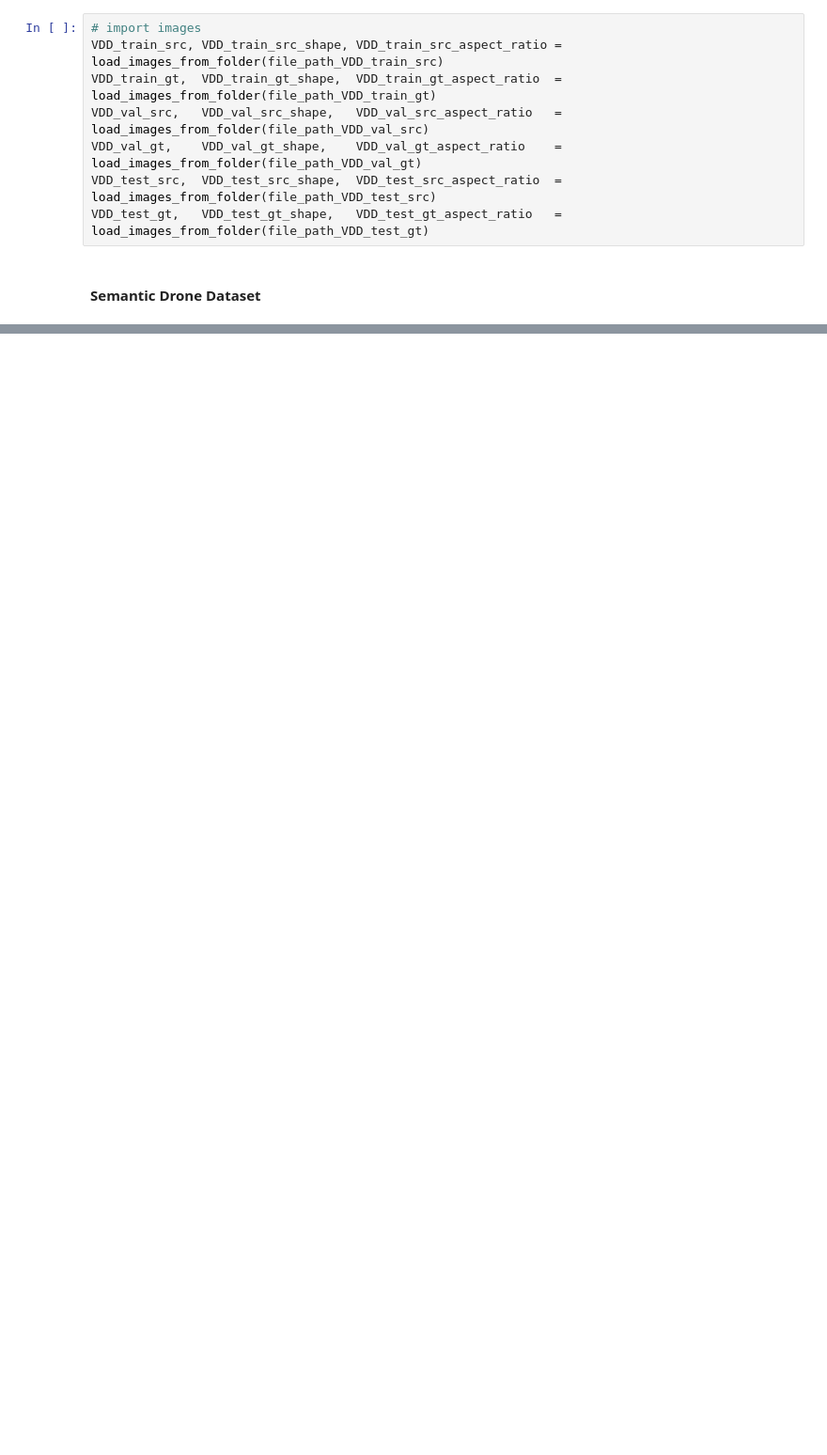
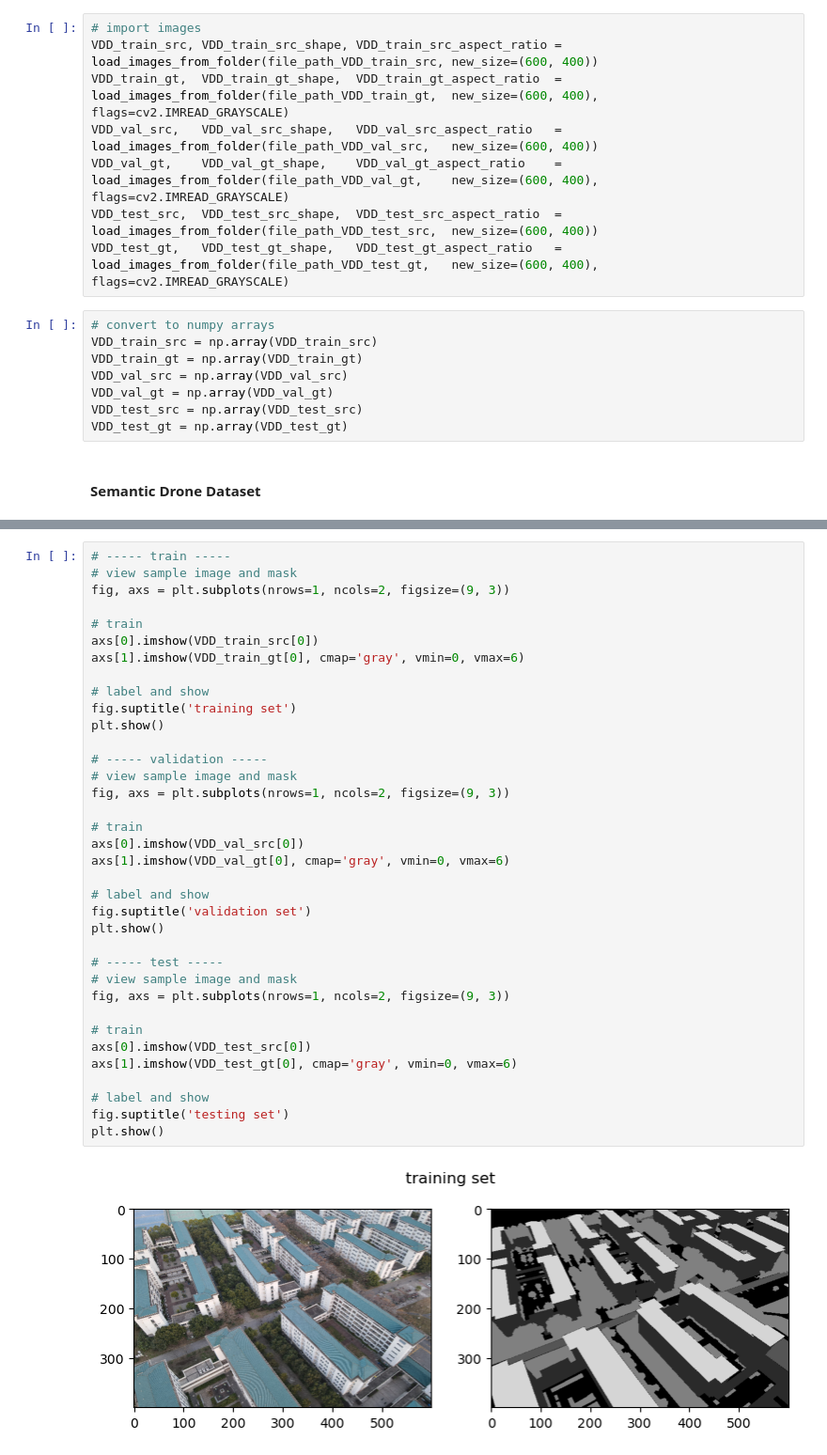
Before and after one commit to jesseingraham/Semantic-Segmentation-of-Aerial-Cityscapes, a Jupyter notebook: notebooks/02_Preprocessing_and_Training_Data_Development.ipynb, the cells around one changed output, grey strips where cells are left out. Shown at 94% size. Saved outputs shown, nothing was run; the diff lists cells and outputs as text; blank space fills up the shorter version.

```diff
--- a/notebooks/02_Preprocessing_and_Training_Data_Development.ipynb
+++ b/notebooks/02_Preprocessing_and_Training_Data_Development.ipynb
@@ -76,11 +89,19 @@ file_path_SDD_gt = '../data/semantic_drone_dataset/training_set/gt/semantic/labe
 # %%
 # import images
-VDD_train_src, VDD_train_src_shape, VDD_train_src_aspect_ratio = load_images_from_folder(file_path_VDD_train_src)
-VDD_train_gt,  VDD_train_gt_shape,  VDD_train_gt_aspect_ratio  = load_images_from_folder(file_path_VDD_train_gt)
-VDD_val_src,   VDD_val_src_shape,   VDD_val_src_aspect_ratio   = load_images_from_folder(file_path_VDD_val_src)
-VDD_val_gt,    VDD_val_gt_shape,    VDD_val_gt_aspect_ratio    = load_images_from_folder(file_path_VDD_val_gt)
-VDD_test_src,  VDD_test_src_shape,  VDD_test_src_aspect_ratio  = load_images_from_folder(file_path_VDD_test_src)
-VDD_test_gt,   VDD_test_gt_shape,   VDD_test_gt_aspect_ratio   = load_images_from_folder(file_path_VDD_test_gt)
+VDD_train_src, VDD_train_src_shape, VDD_train_src_aspect_ratio = load_images_from_folder(file_path_VDD_train_src, new_size=(600, 400))
+VDD_train_gt,  VDD_train_gt_shape,  VDD_train_gt_aspect_ratio  = load_images_from_folder(file_path_VDD_train_gt,  new_size=(600, 400), flags=cv2.IMREAD_GRAYSCALE)
+VDD_val_src,   VDD_val_src_shape,   VDD_val_src_aspect_ratio   = load_images_from_folder(file_path_VDD_val_src,   new_size=(600, 400))
+VDD_val_gt,    VDD_val_gt_shape,    VDD_val_gt_aspect_ratio    = load_images_from_folder(file_path_VDD_val_gt,    new_size=(600, 400), flags=cv2.IMREAD_GRAYSCALE)
+VDD_test_src,  VDD_test_src_shape,  VDD_test_src_aspect_ratio  = load_images_from_folder(file_path_VDD_test_src,  new_size=(600, 400))
+VDD_test_gt,   VDD_test_gt_shape,   VDD_test_gt_aspect_ratio   = load_images_from_folder(file_path_VDD_test_gt,   new_size=(600, 400), flags=cv2.IMREAD_GRAYSCALE)
+# %%
+# convert to numpy arrays
+VDD_train_src = np.array(VDD_train_src)
+VDD_train_gt = np.array(VDD_train_gt)
+VDD_val_src = np.array(VDD_val_src)
+VDD_val_gt = np.array(VDD_val_gt)
+VDD_test_src = np.array(VDD_test_src)
+VDD_test_gt = np.array(VDD_test_gt)
 # %% [markdown]
 #### Semantic Drone Dataset
 # %%
@@ -89,0 +119,38 @@ SDD_gt,  VDD_gt_shape,  VDD_gt_aspect_ratio  = load_images_from_folder(file_path
+# %%
+# ----- train -----
+# view sample image and mask
+fig, axs = plt.subplots(nrows=1, ncols=2, figsize=(9, 3))
+
+# train
+axs[0].imshow(VDD_train_src[0])
+axs[1].imshow(VDD_train_gt[0], cmap='gray', vmin=0, vmax=6)
+
+# label and show
+fig.suptitle('training set')
+plt.show()
+
+# ----- validation -----
+# view sample image and mask
+fig, axs = plt.subplots(nrows=1, ncols=2, figsize=(9, 3))
+
+# train
+axs[0].imshow(VDD_val_src[0])
+axs[1].imshow(VDD_val_gt[0], cmap='gray', vmin=0, vmax=6)
+
+# label and show
+fig.suptitle('validation set')
+plt.show()
+
+# ----- test -----
+# view sample image and mask
+fig, axs = plt.subplots(nrows=1, ncols=2, figsize=(9, 3))
+
+# train
+axs[0].imshow(VDD_test_src[0])
+axs[1].imshow(VDD_test_gt[0], cmap='gray', vmin=0, vmax=6)
+
+# label and show
+fig.suptitle('testing set')
+plt.show()
+# %% [output]
+[figure, added]
```
Also changed, not shown: parts of 36 cells of this notebook.
